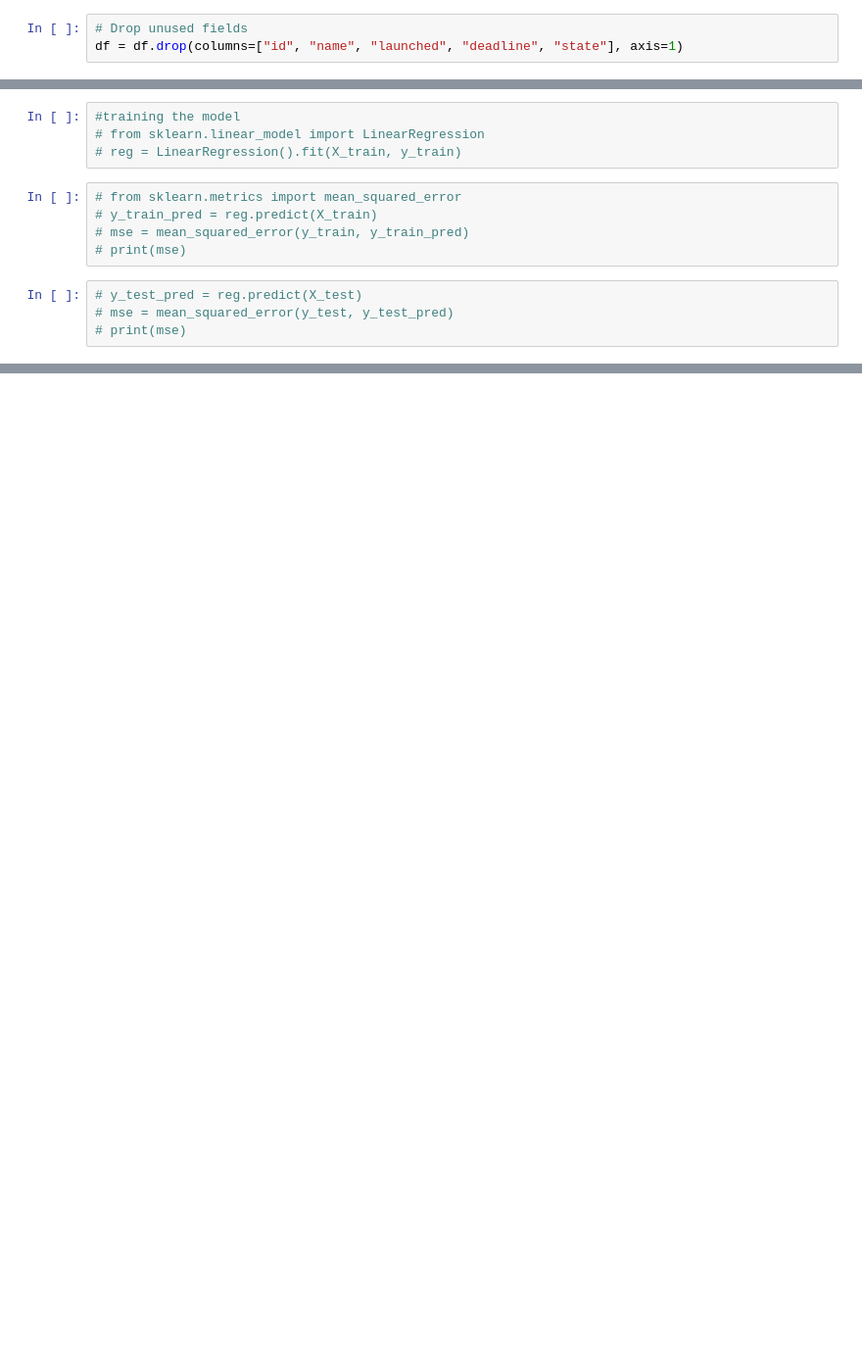
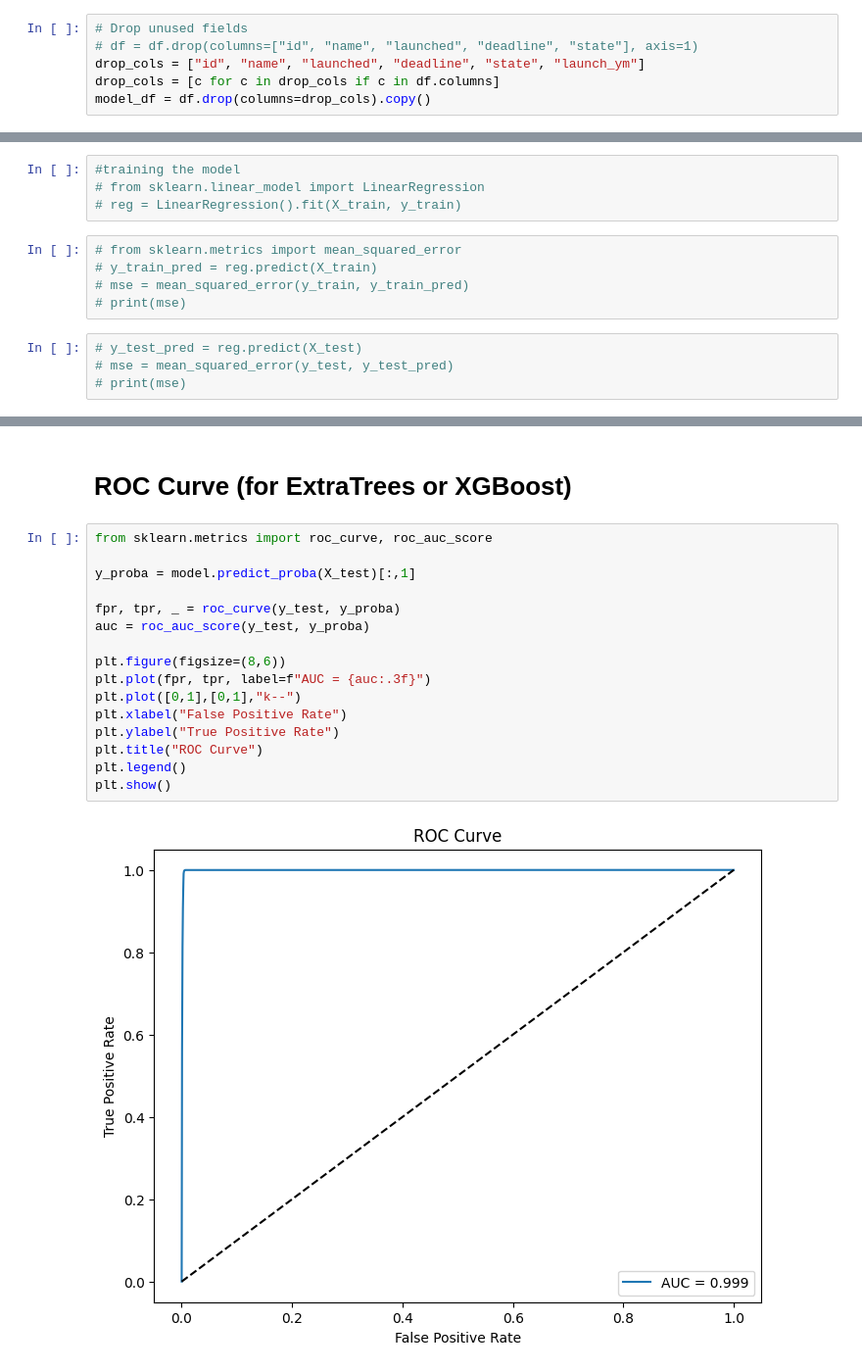
Before and after one commit to EmnaZayaniEsprit/ds-ml-project-template, a Jupyter notebook: EDA-and-modeling.ipynb, the cells around one changed output, grey strips where cells are left out. Shown at 98% size. Cells and saved outputs as stored; diff of their text form; blank space fills up the shorter version.

```diff
--- a/EDA-and-modeling.ipynb
+++ b/EDA-and-modeling.ipynb
@@ -360,7 +416,10 @@ display(df[feature_cols].head())
 | 4 | Fashion | Fashion | United States | 28.409271 | 2009 | 4 | 0 | 7.550135 | ... |
 # %%
 # Drop unused fields
-df = df.drop(columns=["id", "name", "launched", "deadline", "state"], axis=1)
+# df = df.drop(columns=["id", "name", "launched", "deadline", "state"], axis=1)
+drop_cols = ["id", "name", "launched", "deadline", "state", "launch_ym"]
+drop_cols = [c for c in drop_cols if c in df.columns]
+model_df = df.drop(columns=drop_cols).copy()
 # %%
 df.head()
 # %% [output]
@@ -460,0 +694,20 @@ print(report)
+# %% [markdown]
+# ROC Curve (for ExtraTrees or XGBoost)
+# %%
+from sklearn.metrics import roc_curve, roc_auc_score
+
+y_proba = model.predict_proba(X_test)[:,1]
+
+fpr, tpr, _ = roc_curve(y_test, y_proba)
+auc = roc_auc_score(y_test, y_proba)
+
+plt.figure(figsize=(8,6))
+plt.plot(fpr, tpr, label=f"AUC = {auc:.3f}")
+plt.plot([0,1],[0,1],"k--")
+plt.xlabel("False Positive Rate")
+plt.ylabel("True Positive Rate")
+plt.title("ROC Curve")
+plt.legend()
+plt.show()
+# %% [output]
+[figure, added]
```
Also changed, not shown: parts of 30 cells of this notebook.
